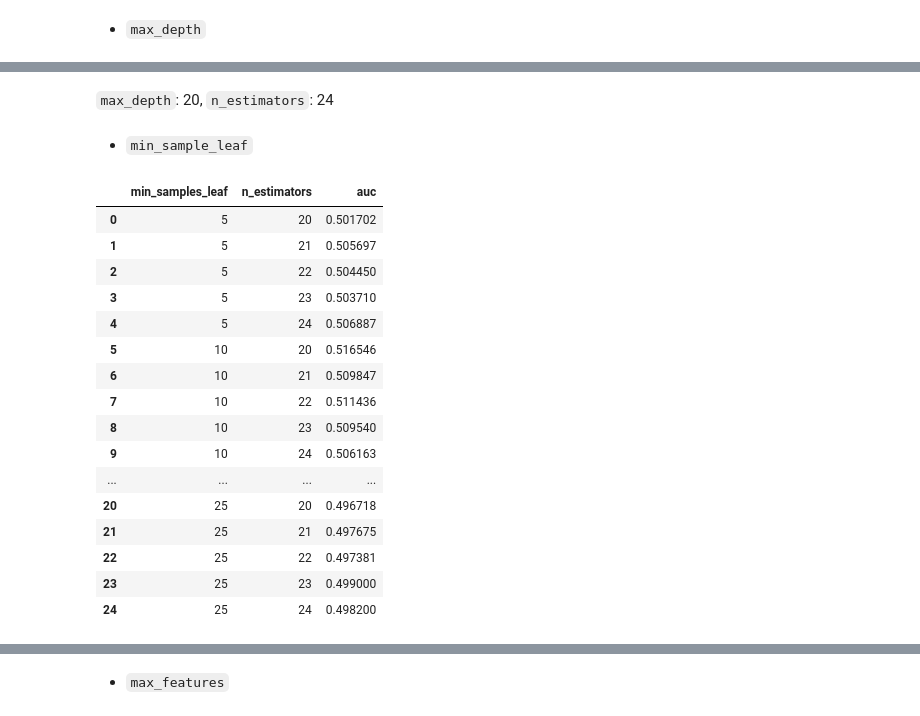
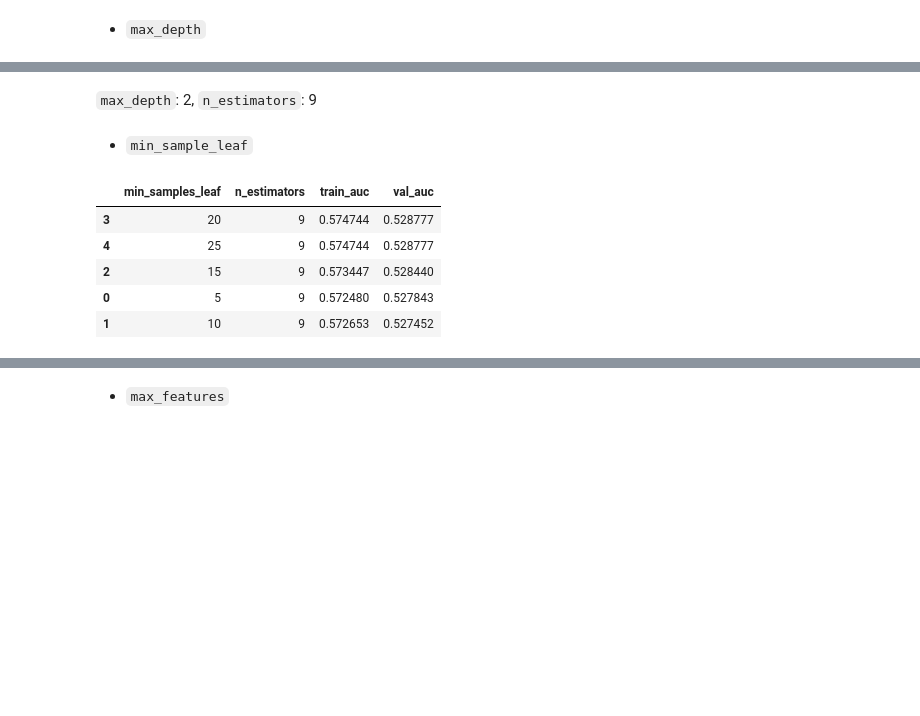
Before and after one commit to mraabhijit/heart_attack_risk, a Jupyter notebook: project.ipynb, the cells around one changed output, grey strips where cells are left out. Cells and saved outputs as stored; diff of their text form; code cells hidden in the pictures; blank space fills up the shorter version.

```diff
--- a/project.ipynb
+++ b/project.ipynb
@@ -981,9 +1073,11 @@ scores_rf = []
 for n in estimators:
     rf = RandomForestClassifier(n_estimators=n, random_state=1)
     rf.fit(X_train, y_train)
+    y_pred = rf.predict_proba(X_train)[:, 1]
+    auc_train = roc_auc_score(y_train, y_pred)
     y_pred = rf.predict_proba(X_val)[:, 1]
     auc = roc_auc_score(y_val, y_pred)
-    # print(f"Estimators: {n:>3}, AUC: {round(auc, 3)}")
+    print(f"n_estimators: {n:>3}, auc_train: {round(auc_train, 3)}, auc_val: {round(auc, 3)}")
     scores_rf.append((n, auc))
 df_scores = pd.DataFrame(scores_rf, columns = ['n_estimators', 'auc'])
 display(df_scores)
@@ -1000,3 +1099,5 @@ plt.show()
 | 3 | 23 | 0.519231 |
 | 4 | 24 | 0.519496 |
 [figure]
+# %%
+estimators = range(5, 10, 1)
@@ -1005,7 +1137,7 @@ plt.show()
 # %% [markdown]
 - `max_depth`
 # %%
-depth = [5, 10, 15, 20]
+depth = [2, 3, 4, 5, 10, 15, 20]
 # %%
 scores_rf = []
 for d in depth:
@@ -1045,14 +1174,0 @@ display(df_scores)
-# %%
-depth = [20, 25, 30]
-scores_rf = []
-for d in depth:
-    for n in estimators:
-        rf = RandomForestClassifier(n_estimators=n,
-                                    max_depth=d,
-                                    random_state=1)
-        rf.fit(X_train, y_train)
-        y_pred = rf.predict_proba(X_val)[:, 1]
-        auc = roc_auc_score(y_val, y_pred)
-        scores_rf.append((d, n, auc))
-df_scores = pd.DataFrame(scores_rf, columns = ['max_dpeth', 'n_estimators', 'auc'])
-display(df_scores)
@@ -1076,5 +1175,5 @@ display(df_scores)
 # %% [markdown]
-`max_depth`: 20, `n_estimators`: 24
+`max_depth`: 2, `n_estimators`: 9
 # %% [markdown]
 - `min_sample_leaf`
 # %%
@@ -1082,32 +1181,22 @@ leaves = [5, 10, 15, 20, 25]
 # %%
 scores_rf = []
 for s in leaves:
-    for n in estimators:
-        rf = RandomForestClassifier(n_estimators=n,
-                                    max_depth=20,
-                                    min_samples_leaf=s,
-                                    random_state=1)
-        rf.fit(X_train, y_train)
-        y_pred = rf.predict_proba(X_val)[:, 1]
-        auc = roc_auc_score(y_val, y_pred)
-        scores_rf.append((s, n, auc))
-df_scores = pd.DataFrame(scores_rf, columns = ['min_samples_leaf', 'n_estimators', 'auc'])
-display(df_scores)
+    rf = RandomForestClassifier(n_estimators=9,
+                                max_depth=2,
+                                min_samples_leaf=s,
+                                random_state=1)
+    rf.fit(X_train, y_train)
+    y_pred = rf.predict_proba(X_train)[:, 1]
+    auc_train = roc_auc_score(y_train, y_pred)
+    y_pred = rf.predict_proba(X_val)[:, 1]
+    auc = roc_auc_score(y_val, y_pred)
+    scores_rf.append((s, n, auc_train, auc))
+df_scores = pd.DataFrame(scores_rf, columns = ['min_samples_leaf', 'n_estimators', 'train_auc', 'val_auc'])
+display(df_scores.sort_values(by=['val_auc', 'train_auc'], ascending=False))
 # %% [output]
-|  | min_samples_leaf | n_estimators | auc |
-| 0 | 5 | 20 | 0.501702 |
-| 1 | 5 | 21 | 0.505697 |
-| 2 | 5 | 22 | 0.504450 |
-| 3 | 5 | 23 | 0.503710 |
-| 4 | 5 | 24 | 0.506887 |
-| 5 | 10 | 20 | 0.516546 |
-| 6 | 10 | 21 | 0.509847 |
-| 7 | 10 | 22 | 0.511436 |
-| 8 | 10 | 23 | 0.509540 |
-| 9 | 10 | 24 | 0.506163 |
-| ... | ... | ... | ... |
-| 20 | 25 | 20 | 0.496718 |
-| 21 | 25 | 21 | 0.497675 |
-| 22 | 25 | 22 | 0.497381 |
-| 23 | 25 | 23 | 0.499000 |
-| 24 | 25 | 24 | 0.498200 |
+|  | min_samples_leaf | n_estimators | train_auc | val_auc |
+| 3 | 20 | 9 | 0.574744 | 0.528777 |
+| 4 | 25 | 9 | 0.574744 | 0.528777 |
+| 2 | 15 | 9 | 0.573447 | 0.528440 |
+| 0 | 5 | 9 | 0.572480 | 0.527843 |
+| 1 | 10 | 9 | 0.572653 | 0.527452 |
```
Also changed, not shown: parts of 32 cells of this notebook.
